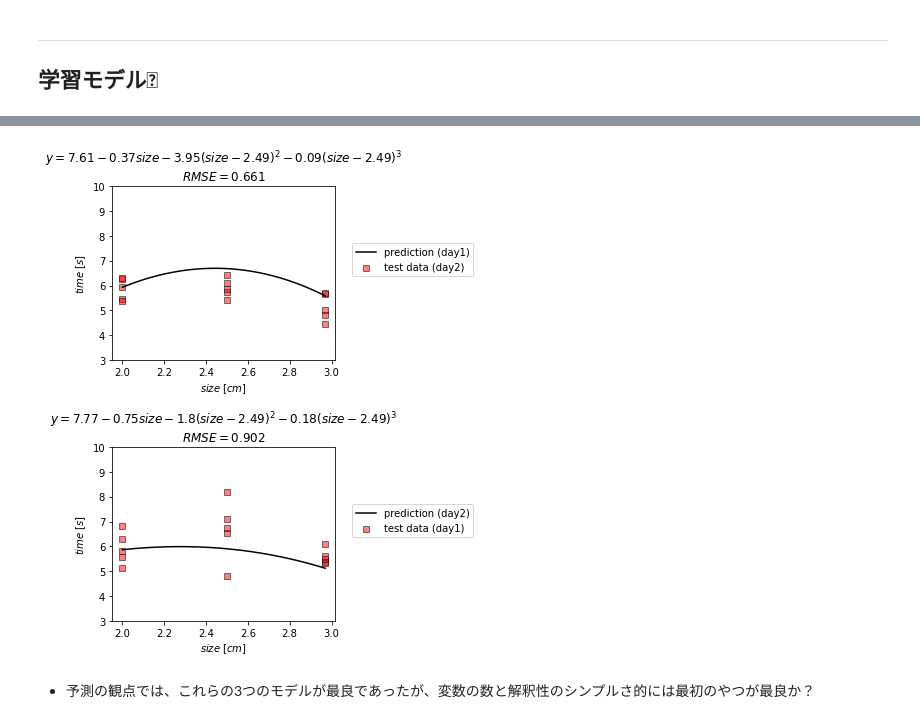
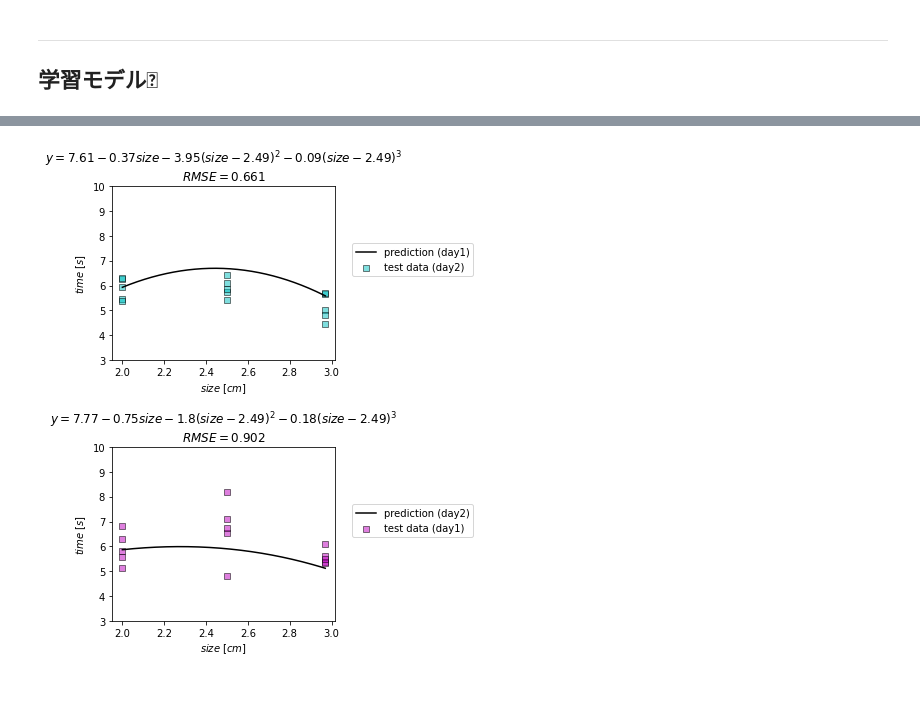
Before and after one commit to yo-aka-gene/helicopter, a Jupyter notebook: mlmodel/analysis/mla.ipynb, the cells around one changed output, grey strips where cells are left out. Saved outputs shown, nothing was run; the diff lists cells and outputs as text; code cells hidden in the pictures; blank space fills up the shorter version.

Commit message:
:recycle: :sparkles: add implement to automatically select optimal model

```diff
--- a/mlmodel/analysis/mla.ipynb
+++ b/mlmodel/analysis/mla.ipynb
@@ -15,7 +15,7 @@ from sklearn.model_selection import GroupKFold
 class Config(NamedTuple):
     data_1: str = "../pre_vertical.csv"
     data_2: str = "../2way_anova_portrait.csv"
-    dirctory: str = "../images/dataviz"
+    dirctory: str = "../images/mla"
     savefile: bool = False
     kwarg_savefig: Dict[str, Union[str, int, float]] = {
         "facecolor": "white",
@@ -291,27 +209,0 @@ new_col = pretty_idx("size", l_dim, (2+2.5+2.97)/3)
-# %%
-fig, ax = plt.subplots(2, 1, figsize=(4, 8))
-plt.subplots_adjust(hspace=0.5)
-
-for model, test, rmse, i in zip(*arg):
-
-    ax[i].scatter(
-        df.body_size[test.x.index], test.y,
-        c="r", marker="s", edgecolor="k", alpha=0.5,
-        label=f"test data (day{2-i})"
-    )
-    title = f"$y=" + f"{model.intercept_.round(2)}" + \
-    "".join(
-        [f"{model.coef_[idx].round(2)}{name}" for idx, name in enumerate(new_col)
-        ]
-    ) + "$\n" + "$RMSE=" + f"{rmse.round(3)}$"
-    ax[i].plot(
-        x_p, model.predict(x_2d), c="k",
-        label=f"prediction (day{i+1})"
-    )
-
-    ax[i].set(title=title, ylabel="$time$ $[s]$", xlabel="$size$ $[cm]$")
-    ax[i].set_ylim([3, 10])
-    ax[i].legend(bbox_to_anchor=(1.05, 0.7))
-
-if conf.savefile:
-    plt.savefig(f"{conf.dirctory}/model{num_target}.png", **conf.kwarg_savefig)
@@ -321,0 +210,2 @@ if conf.savefile:
+# %%
+res_rmse = np.array(l_rmse)
@@ -322,6 +255,6 @@ if conf.savefile:
 # %%
-num_target = 6
-l_dim = [1, 2, 3]
+num_target = np.argmin(res_rmse.mean(axis=1))
+l_dim = get_dim(l_train[num_target], df)
 
 arg = [
     l_model[num_target],
@@ -336,31 +269,29 @@ new_col = pretty_idx("size", l_dim, (2+2.5+2.97)/3)
 # %%
 fig, ax = plt.subplots(2, 1, figsize=(4, 8))
 plt.subplots_adjust(hspace=0.5)
 
 for model, test, rmse, i in zip(*arg):
 
     ax[i].scatter(
         df.body_size[test.x.index], test.y,
-        c="r", marker="s", edgecolor="k", alpha=0.5,
+        c=["c", "m"][i], marker="s", edgecolor="k", alpha=0.5,
         label=f"test data (day{2-i})"
     )
     title = f"$y=" + f"{model.intercept_.round(2)}" + \
     "".join(
         [f"{model.coef_[idx].round(2)}{name}" for idx, name in enumerate(new_col)
         ]
     ) + "$\n" + "$RMSE=" + f"{rmse.round(3)}$"
     ax[i].plot(
         x_p, model.predict(x_2d), c="k",
         label=f"prediction (day{i+1})"
     )
 
     ax[i].set(title=title, ylabel="$time$ $[s]$", xlabel="$size$ $[cm]$")
     ax[i].set_ylim([3, 10])
     ax[i].legend(bbox_to_anchor=(1.05, 0.7))
 
 if conf.savefile:
-    plt.savefig(f"{conf.dirctory}/model{num_target}.png", **conf.kwarg_savefig)
+    plt.savefig(f"{conf.dirctory}/optimal_model.png", **conf.kwarg_savefig)
 # %% [output]
-[figure, old version]
+[figure, new version]
-# %% [markdown]
-- 予測の観点では、これらの3つのモデルが最良であったが、変数の数と解釈性のシンプルさ的には最初のやつが最良か？
```
Also changed, not shown: parts of 18 cells of this notebook, 5 other files.
